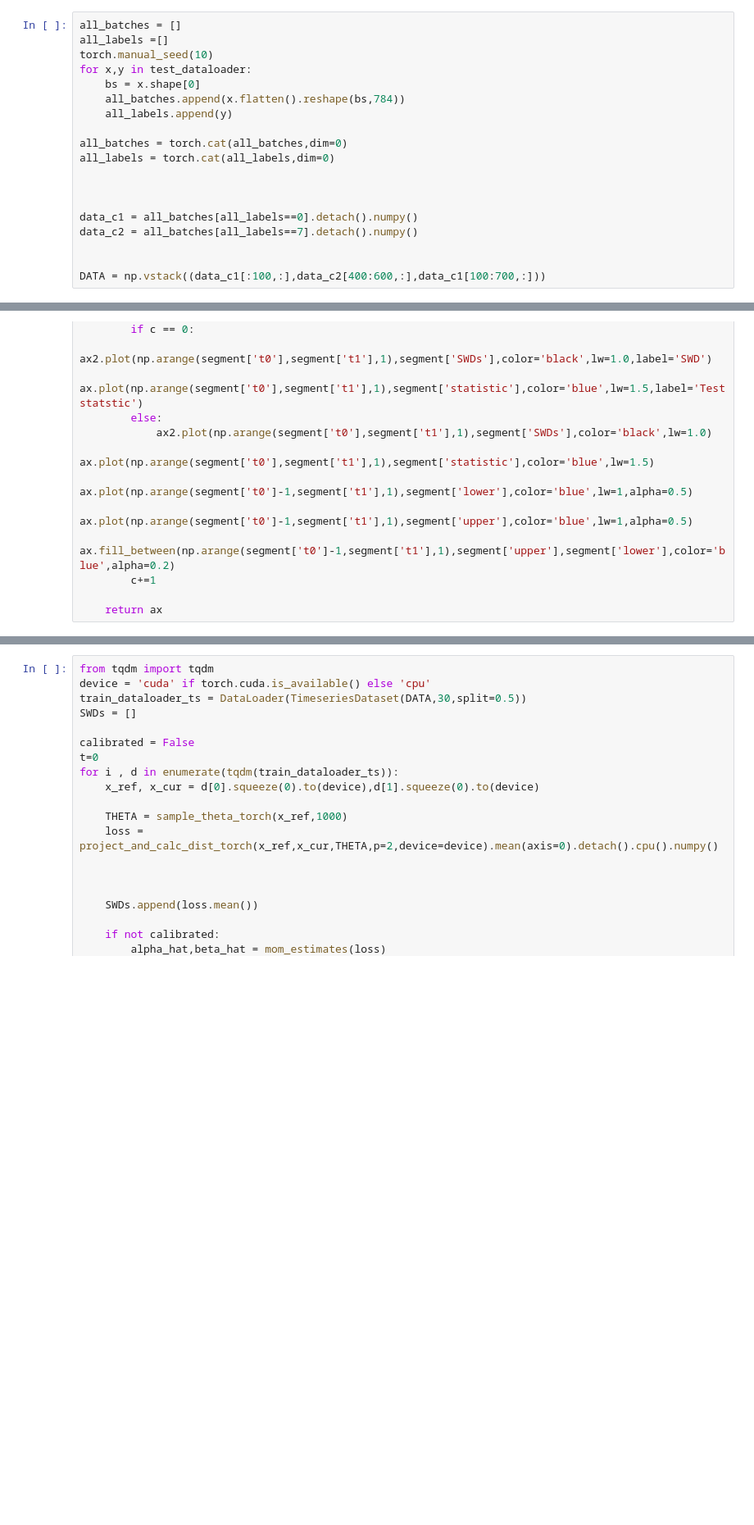
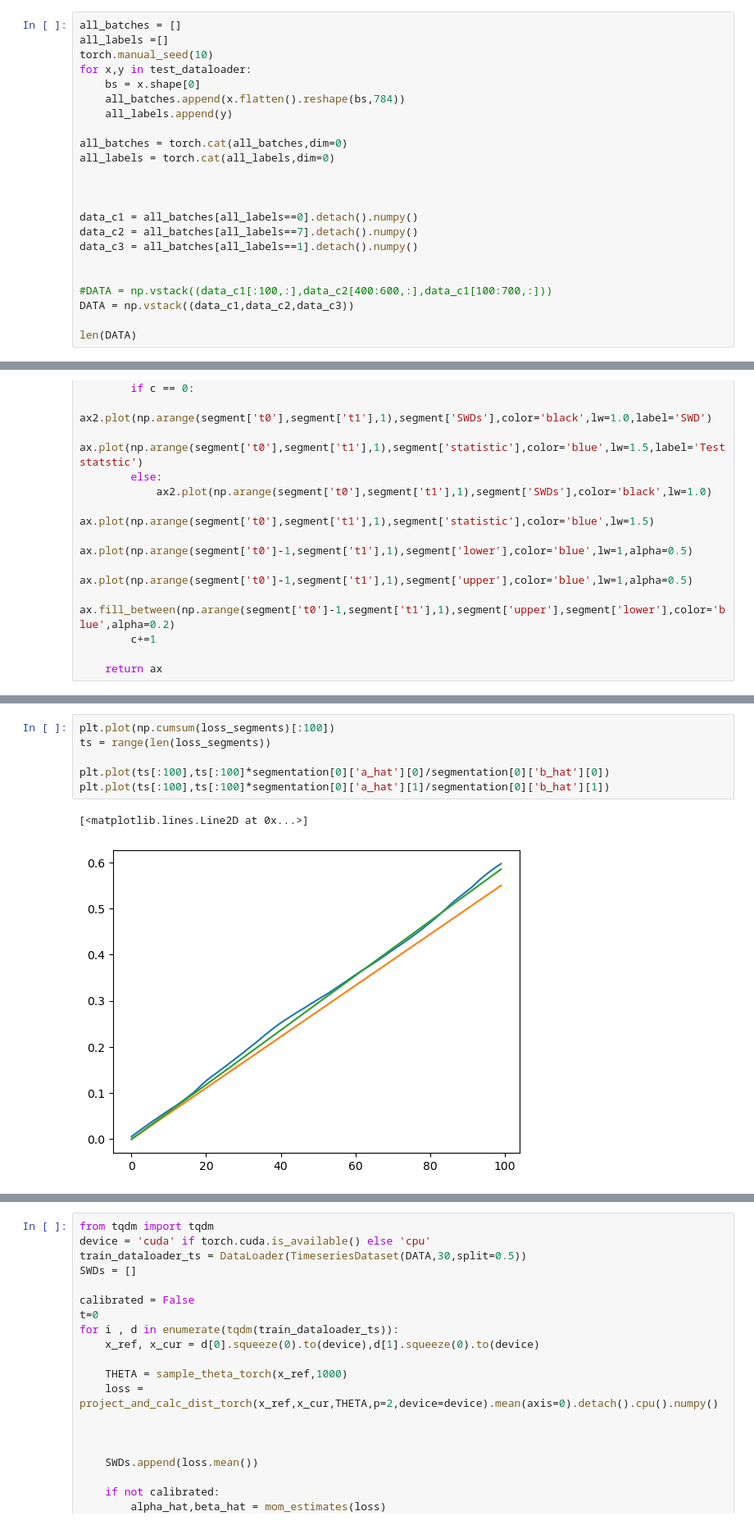
Before and after one commit to jsve96/SWDCPD, a Jupyter notebook: ChangeDetection/MNIST-detection.ipynb, the cells around one changed output, grey strips where cells are left out. Shown: that part at 82% size. Saved outputs shown, nothing was run; the diff lists cells and outputs as text; blank space fills up the shorter version.

```diff
--- a/ChangeDetection/MNIST-detection.ipynb
+++ b/ChangeDetection/MNIST-detection.ipynb
@@ -33,6 +33,10 @@ all_labels = torch.cat(all_labels,dim=0)
 
 data_c1 = all_batches[all_labels==0].detach().numpy()
 data_c2 = all_batches[all_labels==7].detach().numpy()
+data_c3 = all_batches[all_labels==1].detach().numpy()
 
 
-DATA = np.vstack((data_c1[:100,:],data_c2[400:600,:],data_c1[100:700,:]))
+#DATA = np.vstack((data_c1[:100,:],data_c2[400:600,:],data_c1[100:700,:]))
+DATA = np.vstack((data_c1,data_c2,data_c3))
+
+len(DATA)
@@ -143,0 +199,9 @@ fig.tight_layout()
+# %%
+plt.plot(np.cumsum(loss_segments)[:100])
+ts = range(len(loss_segments))
+
+plt.plot(ts[:100],ts[:100]*segmentation[0]['a_hat'][0]/segmentation[0]['b_hat'][0])
+plt.plot(ts[:100],ts[:100]*segmentation[0]['a_hat'][1]/segmentation[0]['b_hat'][1])
+# %% [output]
+[<matplotlib.lines.Line2D at 0x...>]
+[figure, added]
```
Also changed, not shown: parts of 6 cells of this notebook, 6 other files.
